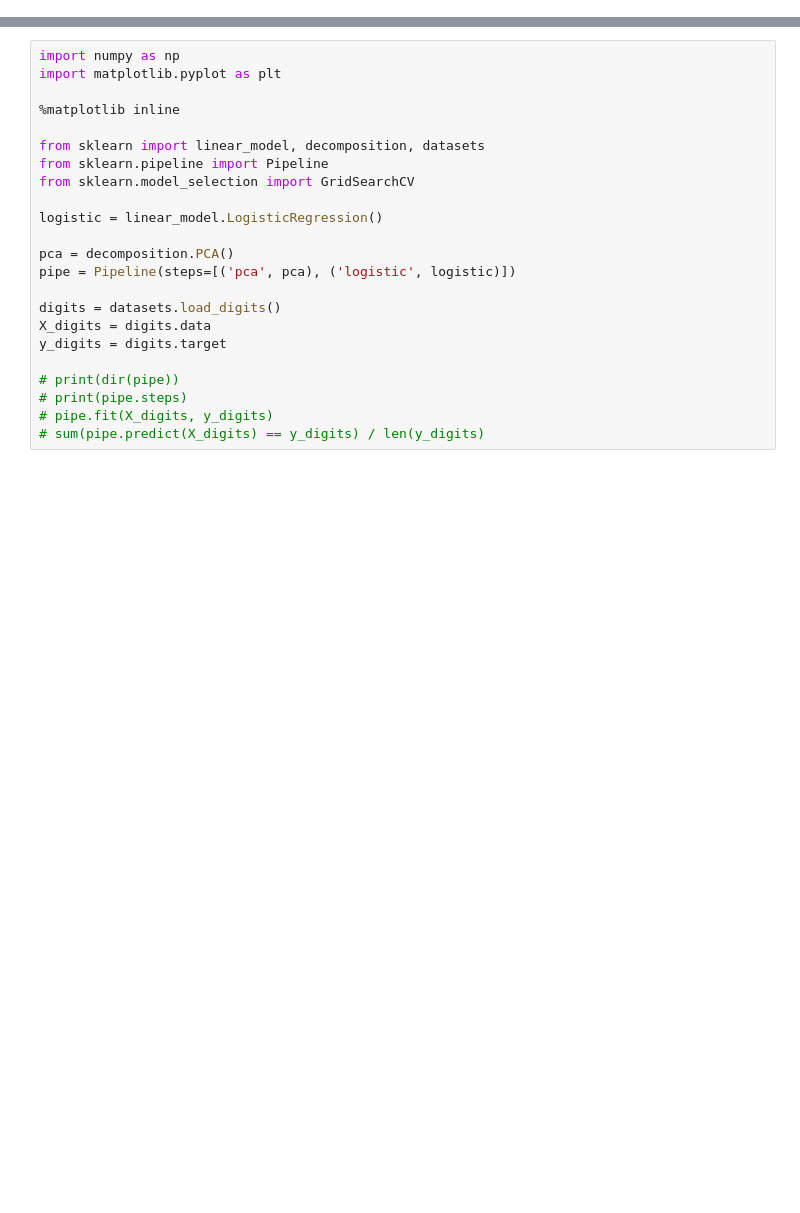
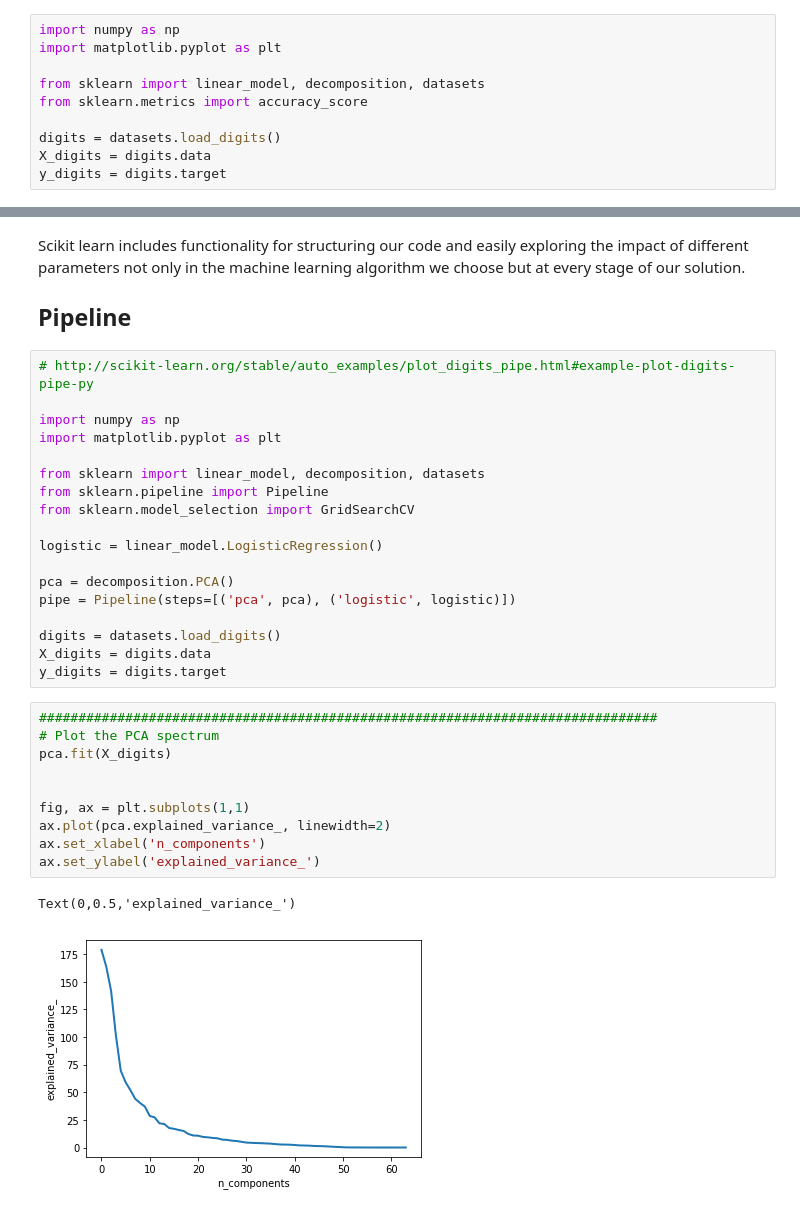
Before and after one commit to biof509/spring2019, a Jupyter notebook: week12/Week12.ipynb, the cells around one changed output, grey strips where cells are left out. Saved outputs shown, nothing was run; the diff lists cells and outputs as text; blank space fills up the shorter version.

```diff
--- a/week12/Week12.ipynb
+++ b/week12/Week12.ipynb
@@ -0,0 +102,10 @@
+# %%
+import numpy as np
+import matplotlib.pyplot as plt
+
+from sklearn import linear_model, decomposition, datasets
+from sklearn.metrics import accuracy_score
+
+digits = datasets.load_digits()
+X_digits = digits.data
+y_digits = digits.target
@@ -1,8 +140,12 @@
+# %% [markdown]
+Scikit learn includes functionality for structuring our code and easily exploring the impact of different parameters not only in the machine learning algorithm we choose but at every stage of our solution.
+
+## Pipeline
 # %%
+# http://scikit-learn.org/stable/auto_examples/plot_digits_pipe.html#example-plot-digits-pipe-py
+
 import numpy as np
 import matplotlib.pyplot as plt
-
-%matplotlib inline
 
 from sklearn import linear_model, decomposition, datasets
 from sklearn.pipeline import Pipeline
@@ -16,8 +159,16 @@ pipe = Pipeline(steps=[('pca', pca), ('logistic', logistic)])
 digits = datasets.load_digits()
 X_digits = digits.data
 y_digits = digits.target
-
-# print(dir(pipe))
-# print(pipe.steps)
-# pipe.fit(X_digits, y_digits)
-# sum(pipe.predict(X_digits) == y_digits) / len(y_digits)
+# %%
+###############################################################################
+# Plot the PCA spectrum
+pca.fit(X_digits)
+
+
+fig, ax = plt.subplots(1,1)
+ax.plot(pca.explained_variance_, linewidth=2)
+ax.set_xlabel('n_components')
+ax.set_ylabel('explained_variance_')
+# %% [output]
+Text(0,0.5,'explained_variance_')
+[figure, added]
```
Also changed, not shown: parts of 27 cells of this notebook, 16 other files.
